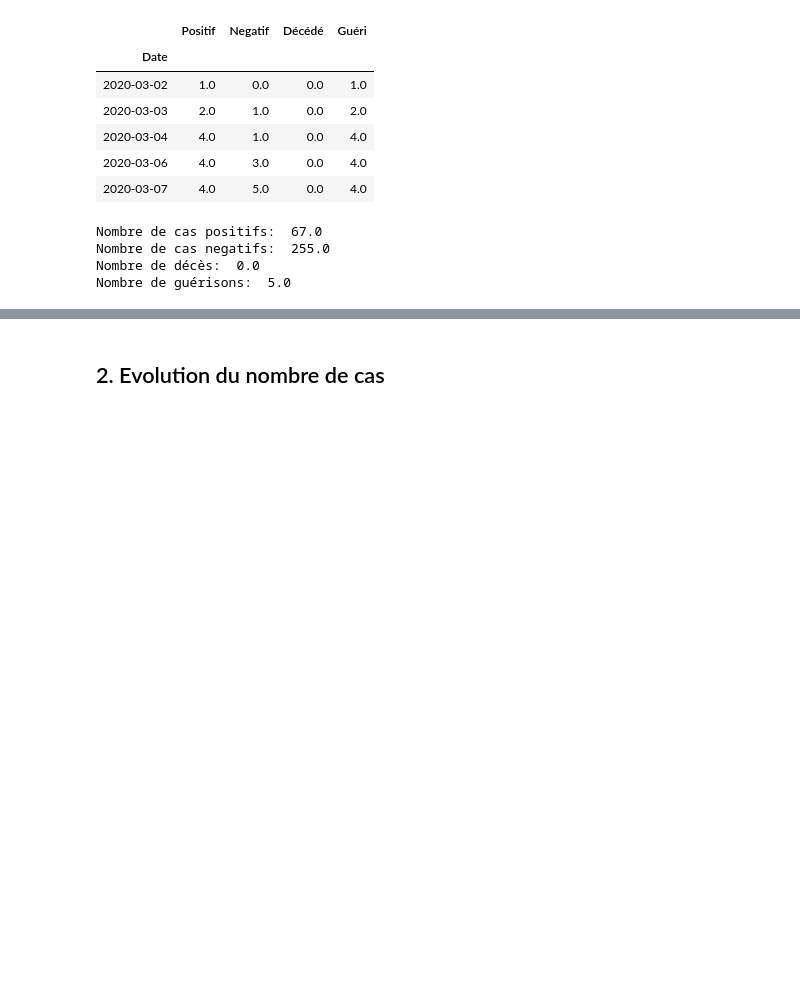
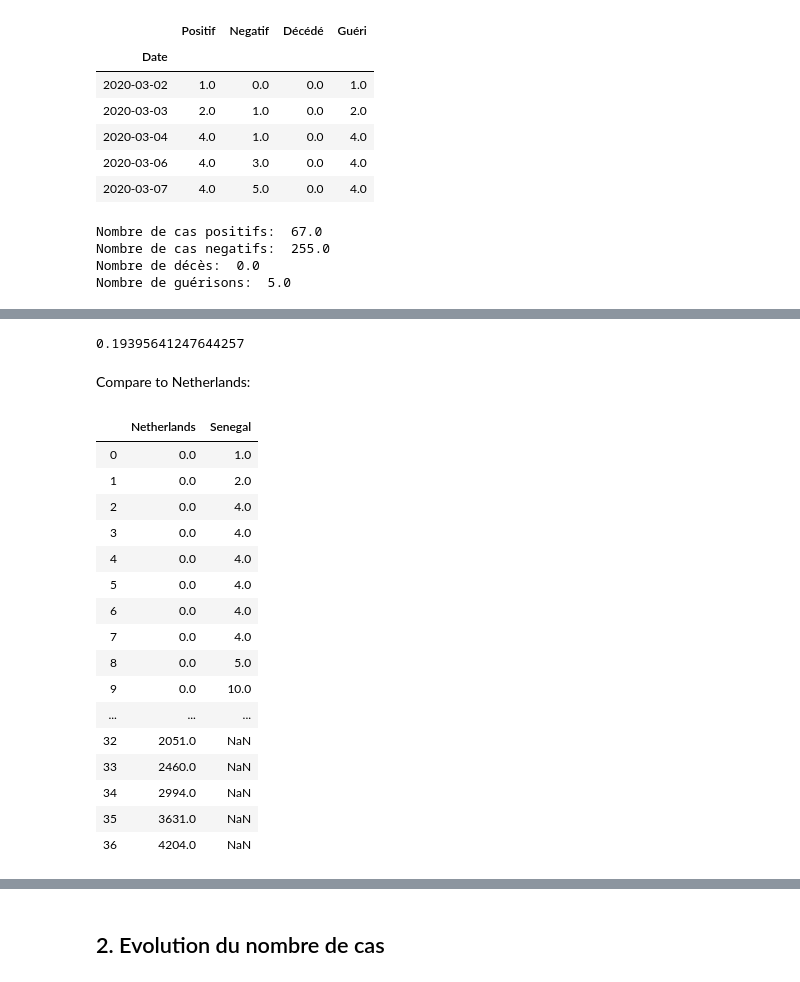
Before and after one commit to maelfabien/COVID-19-Senegal, a Jupyter notebook: COVID_Senegal.ipynb, the cells around one changed output, grey strips where cells are left out. Saved outputs shown, nothing was run; the diff lists cells and outputs as text; code cells hidden in the pictures; blank space fills up the shorter version.

```diff
--- a/COVID_Senegal.ipynb
+++ b/COVID_Senegal.ipynb
@@ -75,0 +90,10 @@ Nombre de guérisons:  5.0
+# %%
+growth = pd.DataFrame(np.sqrt(evol_cases['Positif'].pct_change(periods=2)+1)-1).tail(1)['Positif'][0]
+growth
+# %% [output]
+0.19395641247644257
+# %% [markdown]
+Compare to Netherlands:
+# %%
+website_url = requests.get("https://en.wikipedia.org/wiki/2020_coronavirus_pandemic_in_the_Netherlands").text
+soup = BeautifulSoup(website_url,"lxml")
@@ -75,0 +112,21 @@ Nombre de guérisons:  5.0
+# %%
+df_nl.columns = ['Netherlands', 'Senegal']
+df_nl
+# %% [output]
+|  | Netherlands | Senegal |
+| 0 | 0.0 | 1.0 |
+| 1 | 0.0 | 2.0 |
+| 2 | 0.0 | 4.0 |
+| 3 | 0.0 | 4.0 |
+| 4 | 0.0 | 4.0 |
+| 5 | 0.0 | 4.0 |
+| 6 | 0.0 | 4.0 |
+| 7 | 0.0 | 4.0 |
+| 8 | 0.0 | 5.0 |
+| 9 | 0.0 | 10.0 |
+| ... | ... | ... |
+| 32 | 2051.0 | NaN |
+| 33 | 2460.0 | NaN |
+| 34 | 2994.0 | NaN |
+| 35 | 3631.0 | NaN |
+| 36 | 4204.0 | NaN |
```
Also changed, not shown: parts of 6 cells of this notebook, 1 other file.
